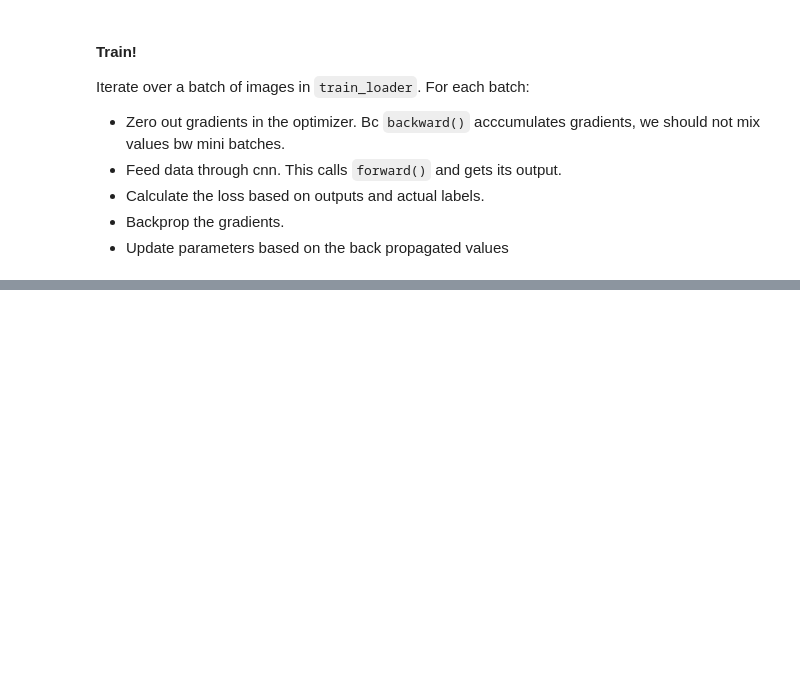
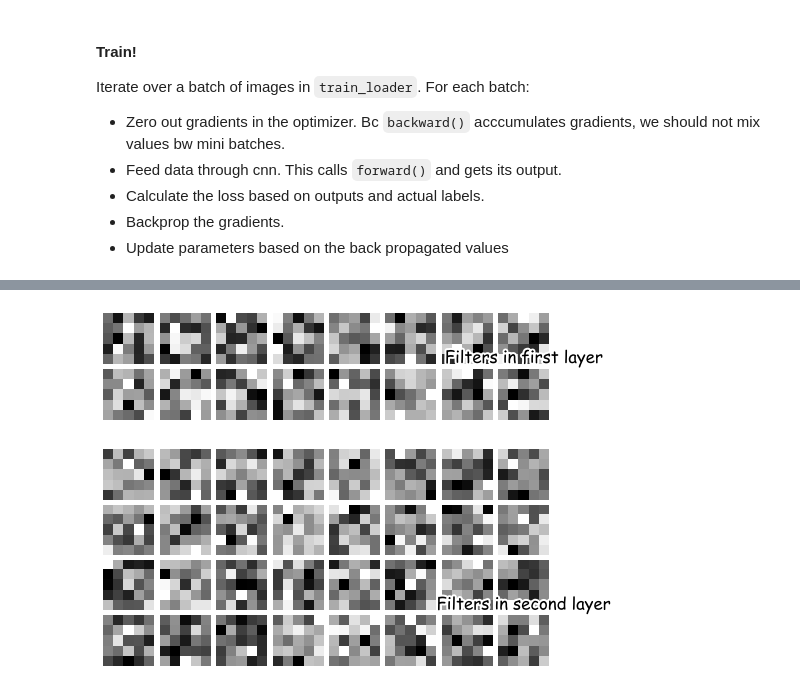
Before and after one commit to dieumynguyen/S2019_ObjectOrientedDesign, a Jupyter notebook: PyTorchPresentation/FashionMNIST_CNNClassifier_PyTorch.ipynb, the cells around one changed output, grey strips where cells are left out. Cells and saved outputs as stored; diff of their text form; code cells hidden in the pictures; blank space fills up the shorter version.

```diff
--- a/PyTorchPresentation/FashionMNIST_CNNClassifier_PyTorch.ipynb
+++ b/PyTorchPresentation/FashionMNIST_CNNClassifier_PyTorch.ipynb
@@ -236,0 +252,30 @@ for images, labels in test_loader:
+# %%
+def plot_kernels(tensor, title, num_cols=6):
+    num_kernels = tensor.shape[0]
+    num_rows = 1 + num_kernels // num_cols
+    fig = plt.figure(figsize=(num_cols, num_rows))
+
+    for i in range(num_kernels):
+        ax1 = fig.add_subplot(num_rows, num_cols, i+1)
+        ax1.imshow(tensor[i][0,:,:], cmap='gray')
+        ax1.axis('off')
+        ax1.set_xticklabels([])
+        ax1.set_yticklabels([])
+
+    plt.title(title)
+    plt.subplots_adjust(wspace=0.1, hspace=0.1)
+    plt.show()
+# %%
+filters = cnn.modules()
+model_layers = [i for i in cnn.children()]
+first_layer = model_layers[0]
+second_layer = model_layers[1]
+
+first_kernels = first_layer[0].weight.data.numpy()
+plot_kernels(first_kernels, 'Filters in first layer', 8)
+
+second_kernels = second_layer[0].weight.data.numpy()
+plot_kernels(second_kernels, 'Filters in second layer', 8)
+# %% [output]
+[figure, added]
+[figure, added]
```
Also changed, not shown: parts of 14 cells of this notebook.
